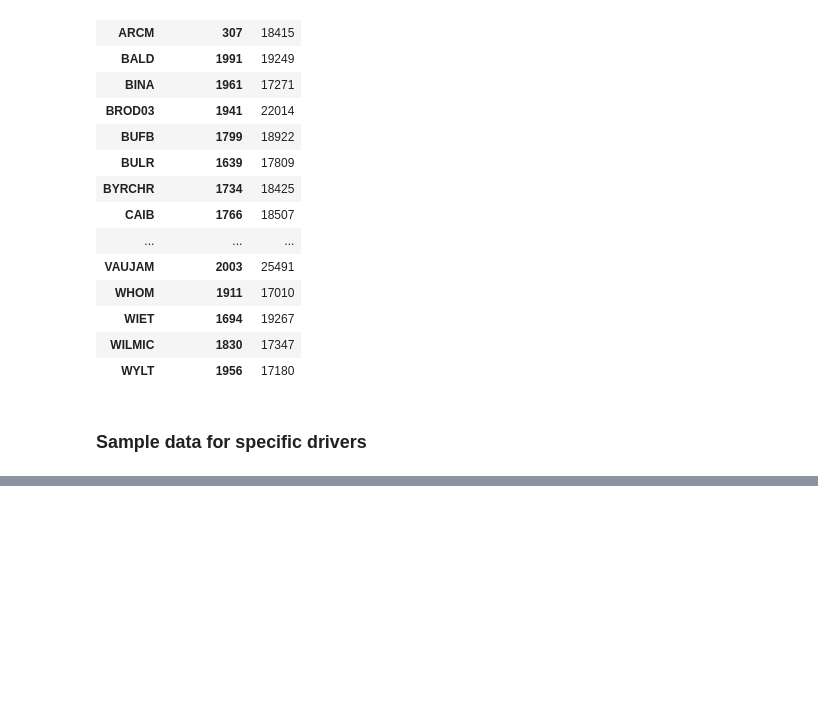
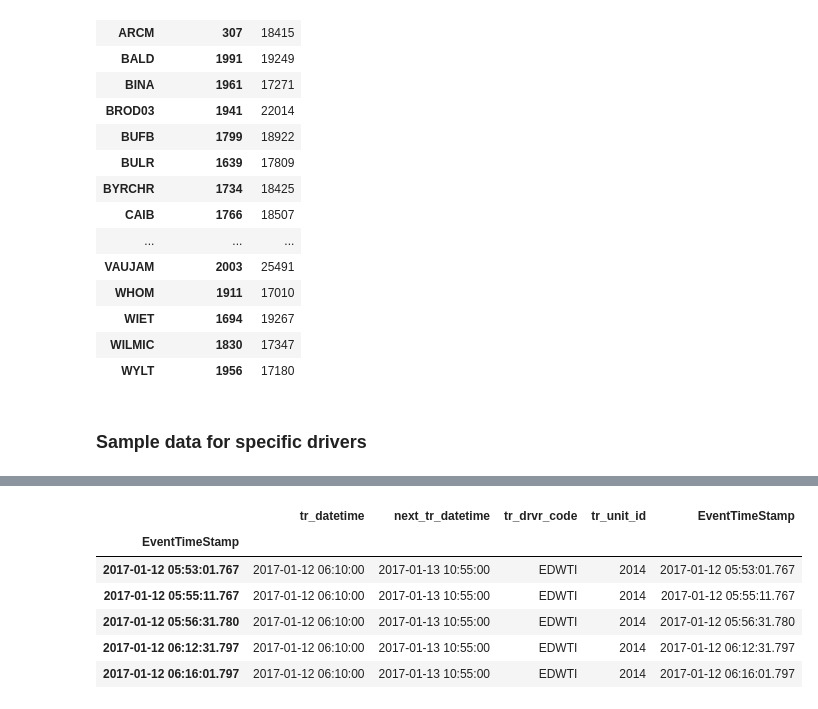
Before and after one commit to paulo-g-martinez/dq-6-fraud-detection, a Jupyter notebook: initial_import.ipynb, the cells around one changed output, grey strips where cells are left out. Saved outputs shown, nothing was run; the diff lists cells and outputs as text; code cells hidden in the pictures; blank space fills up the shorter version.

```diff
--- a/initial_import.ipynb
+++ b/initial_import.ipynb
@@ -467,0 +463,6 @@ Name: 2014.0, dtype: object
+# %%
+drivers_fuel_trans = drivers_trans[drivers_trans.tr_item_cd1.isin(act_fuel_transactions)].set_index('tr_datetime', drop=False).sort_index()
+drivers_fuel_trans['next_tr_datetime'] = drivers_fuel_trans.tr_datetime.shift(-1)
+print(drivers_fuel_trans.tr_datetime[1])
+print(drivers_fuel_trans.tr_datetime[0])
+print(drivers_fuel_trans.head())
@@ -467,0 +487,4 @@ Name: 2014.0, dtype: object
+# %%
+event_keys = drivers_events[['EventTimeStamp','EquipmentID', 'DriverID']].drop_duplicates()
+event_keys['prev_event_ts'] = event_keys.EventTimeStamp.shift(1)
+print(event_keys.head())
@@ -467,0 +523,14 @@ Name: 2014.0, dtype: object
+# %%
+#event_keys.reindex(drivers_fuel_trans.index, method = 'nearest')
+drivers_event_trans_keys = drivers_fuel_trans[['tr_datetime', 'next_tr_datetime', 'tr_drvr_code', 'tr_unit_id']].reindex(
+    event_keys.index, method = 'nearest').sort_index()
+drivers_event_trans_keys['EventTimeStamp'] = drivers_event_trans_keys.index.values
+drivers_event_trans_keys.loc['2017-01-12 05:53' : '2017-01-12 06:17']
+# %% [output]
+|  | tr_datetime | next_tr_datetime | tr_drvr_code | tr_unit_id | EventTimeStamp |
+| EventTimeStamp |  |  |  |  |  |
+| 2017-01-12 05:53:01.767 | 2017-01-12 06:10:00 | 2017-01-13 10:55:00 | EDWTI | 2014 | 2017-01-12 05:53:01.767 |
+| 2017-01-12 05:55:11.767 | 2017-01-12 06:10:00 | 2017-01-13 10:55:00 | EDWTI | 2014 | 2017-01-12 05:55:11.767 |
+| 2017-01-12 05:56:31.780 | 2017-01-12 06:10:00 | 2017-01-13 10:55:00 | EDWTI | 2014 | 2017-01-12 05:56:31.780 |
+| 2017-01-12 06:12:31.797 | 2017-01-12 06:10:00 | 2017-01-13 10:55:00 | EDWTI | 2014 | 2017-01-12 06:12:31.797 |
+| 2017-01-12 06:16:01.797 | 2017-01-12 06:10:00 | 2017-01-13 10:55:00 | EDWTI | 2014 | 2017-01-12 06:16:01.797 |
```
Also changed, not shown: parts of 45 cells of this notebook.
